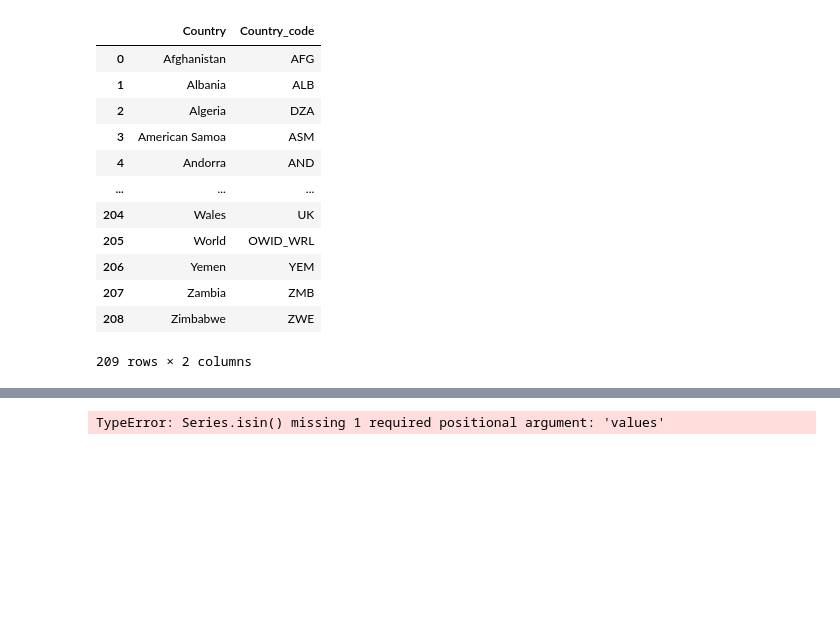
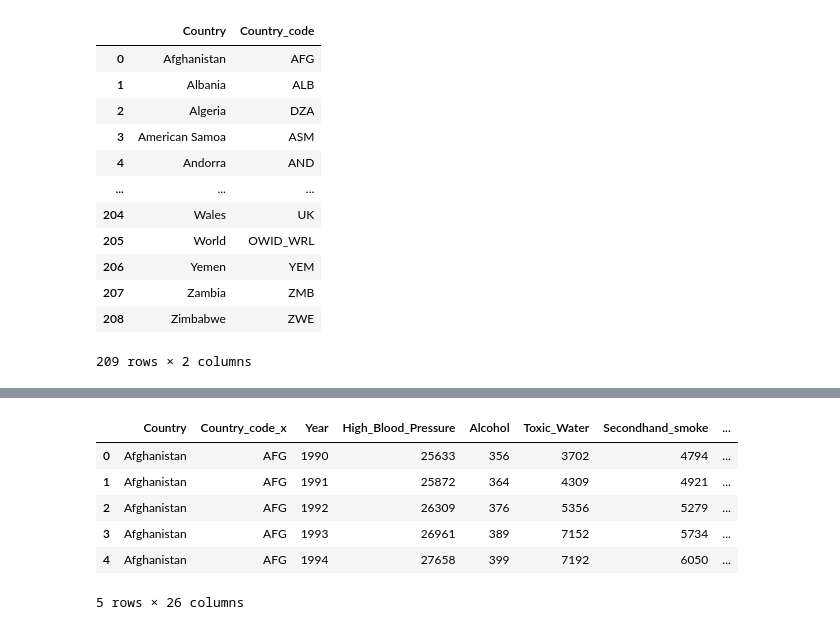
Before and after one commit to KatharinaSojka/Project_2_Group_2, a Jupyter notebook: death_rate/death_rate.ipynb, the cells around one changed output, grey strips where cells are left out. Cells and saved outputs as stored; diff of their text form; code cells hidden in the pictures; blank space fills up the shorter version.

```diff
--- a/death_rate/death_rate.ipynb
+++ b/death_rate/death_rate.ipynb
@@ -237,4 +314,7 @@ Name: Country, Length: 690, dtype: object
 # %%
-#
-country_mapping = death_rate_new['Country'].isin(['England', 'Northern Ireland', 'Scotland', 'Wales'])
-death_rate_new.loc[country_mapping, 'Country_code'] = 'UK'
+# Check if we succesfully filled out country code for parts of UK
+country_list = ['England', 'Northern Ireland', 'Scotland', 'Wales']
+specific_rows = death_rate_new[death_rate_new['Country'].isin(country_list)]
+
+# Display the specific rows
+specific_rows
@@ -410,0 +492,4 @@ country_deaths
+# %%
+# Create numpy arrays from 1-210 for country df
+country_id = np.arange(1, 210)
+print(country_id)
@@ -410,0 +509,4 @@ country_deaths
+# %%
+# Adding a country_id column to country_death df
+country_deaths['country_id'] = country_id
+country_deaths
@@ -410,0 +527,5 @@ country_deaths
+# %%
+# Reorder the columns
+column_order = ['country_id', 'Country', 'Country_code']
+country_deaths = country_deaths[column_order]
+country_deaths
@@ -411,3 +546,3 @@ country_deaths
 # %%
+# Export country_deaths as CSV files.
+country_deaths.to_csv(r"C:\Users\laris\Documents\Project3group2\Project_3_Group_2\death_rate\Resources\country_deaths.csv", index=False)
-# %% [output]
-TypeError: Series.isin() missing 1 required positional argument: 'values'
@@ -415,0 +549,12 @@ TypeError: Series.isin() missing 1 required positional argument: 'values'
+# %%
+# merging country_deaths with death_clean on country
+death_rates_merged = pd.merge(death_clean, country_deaths, how="left", on=["Country", "Country"])
+death_rates_merged.head()
+# %% [output]
+|  | Country | Country_code_x | Year | High_Blood_Pressure | Alcohol | Toxic_Water | Secondhand_smoke | ... |
+| 0 | Afghanistan | AFG | 1990 | 25633 | 356 | 3702 | 4794 | ... |
+| 1 | Afghanistan | AFG | 1991 | 25872 | 364 | 4309 | 4921 | ... |
+| 2 | Afghanistan | AFG | 1992 | 26309 | 376 | 5356 | 5279 | ... |
+| 3 | Afghanistan | AFG | 1993 | 26961 | 389 | 7152 | 5734 | ... |
+| 4 | Afghanistan | AFG | 1994 | 27658 | 399 | 7192 | 6050 | ... |
+5 rows × 26 columns
```
Also changed, not shown: parts of 36 cells of this notebook, 8 other files.
